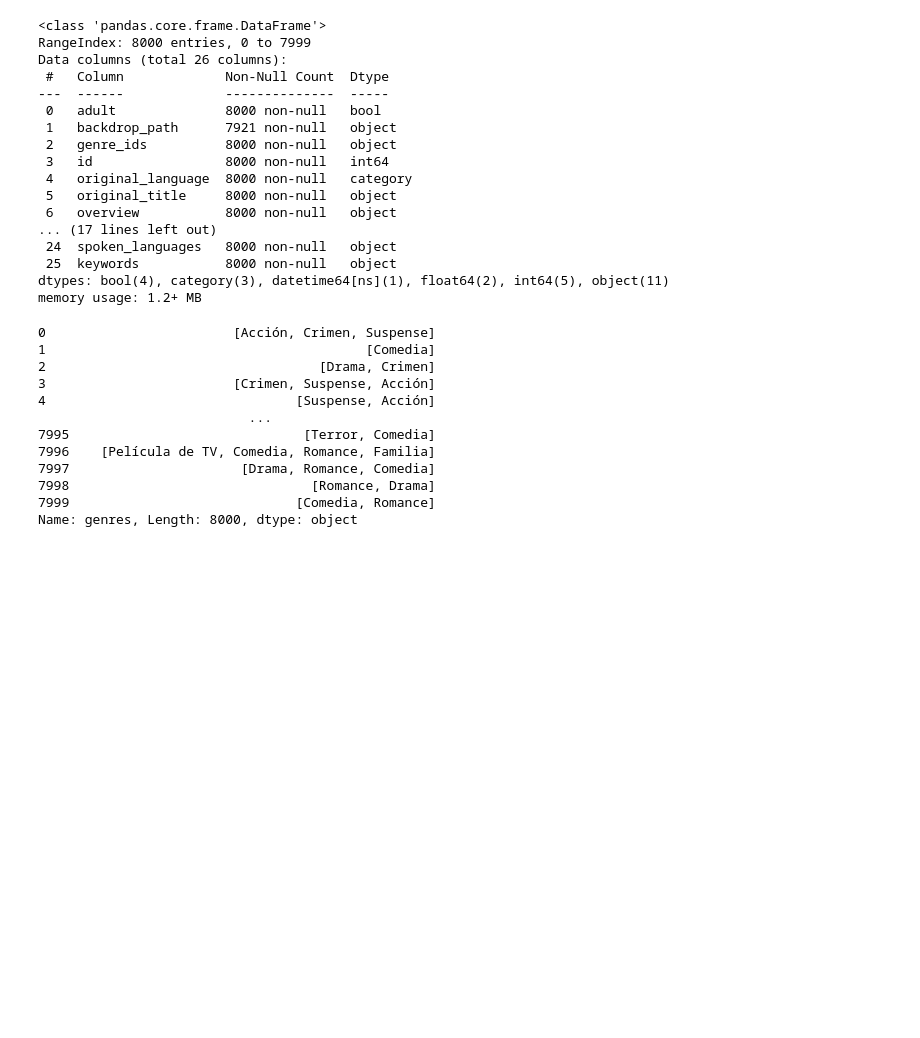
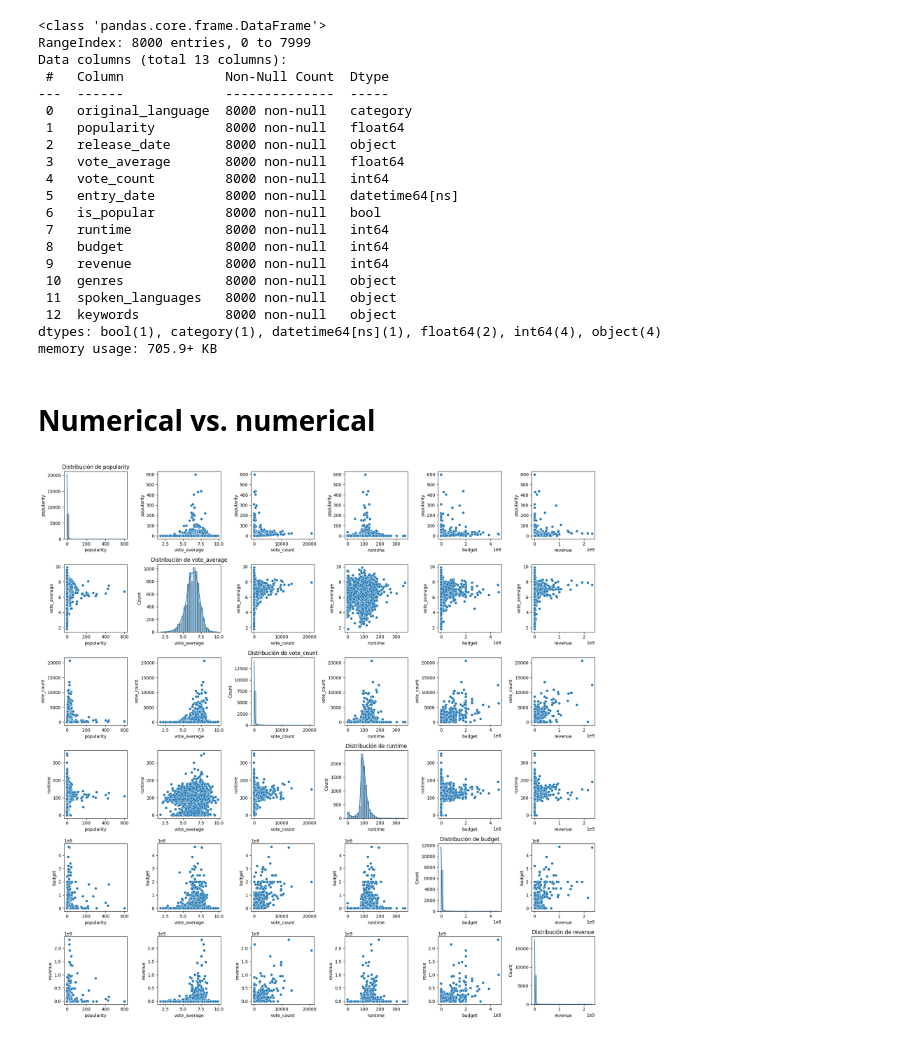
Before and after one commit to juan-gomezj4/ml-movie-recommender, a Jupyter notebook: notebooks/3-analysis/bivariate_data_analysis.ipynb, the cells around one changed output. Drawn from its saved outputs; the diff is of its cells as text; code cells hidden in the pictures; blank space fills up the shorter version.

Commit message:
feat: Added numerical vs numerical analysis and multicollinearity checks

```diff
--- a/notebooks/3-analysis/bivariate_data_analysis.ipynb
+++ b/notebooks/3-analysis/bivariate_data_analysis.ipynb
@@ -9,5 +14,5 @@ DATA_DIR = Path.cwd().resolve().parents[1]
 # %%
-df = pd.read_parquet(DATA_DIR / "data/01_raw/movies_dataset_2025-05-07.parquet")
+df = pd.read_parquet("data/01_raw/movies_dataset_2025-05-07.parquet")
 # %%
 cat_cols = ["original_language", "source", "status"]
 df[cat_cols] = df[cat_cols].astype("category")
@@ -28,35 +69,54 @@ df.sample(5)
+# %%
+analyze_cols: list[str] = ['original_language', 'popularity', 'release_date', 'vote_average',
+       'vote_count', 'entry_date', 'is_popular', 'runtime', 'budget',
+       'revenue', 'genres', 'spoken_languages', 'keywords']
+
+df = df[analyze_cols]
 # %%
 df.info()
 # %% [output]
 <class 'pandas.core.frame.DataFrame'>
 RangeIndex: 8000 entries, 0 to 7999
-Data columns (total 26 columns):
+Data columns (total 13 columns):
  #   Column             Non-Null Count  Dtype
 ---  ------             --------------  -----
- 0   adult              8000 non-null   bool
- 1   backdrop_path      7921 non-null   object
- 2   genre_ids          8000 non-null   object
- 3   id                 8000 non-null   int64
- 4   original_language  8000 non-null   category
- 5   original_title     8000 non-null   object
- 6   overview           8000 non-null   object
-... (17 lines left out)
- 24  spoken_languages   8000 non-null   object
- 25  keywords           8000 non-null   object
-dtypes: bool(4), category(3), datetime64[ns](1), float64(2), int64(5), object(11)
-memory usage: 1.2+ MB
+ 0   original_language  8000 non-null   category
+ 1   popularity         8000 non-null   float64
+ 2   release_date       8000 non-null   object
+ 3   vote_average       8000 non-null   float64
+ 4   vote_count         8000 non-null   int64
+ 5   entry_date         8000 non-null   datetime64[ns]
+ 6   is_popular         8000 non-null   bool
+ 7   runtime            8000 non-null   int64
+ 8   budget             8000 non-null   int64
+ 9   revenue            8000 non-null   int64
+ 10  genres             8000 non-null   object
+ 11  spoken_languages   8000 non-null   object
+ 12  keywords           8000 non-null   object
+dtypes: bool(1), category(1), datetime64[ns](1), float64(2), int64(4), object(4)
+memory usage: 705.9+ KB
-# %%
-df["genres"]
-# %% [output]
-0                        [Acción, Crimen, Suspense]
-1                                         [Comedia]
-2                                   [Drama, Crimen]
-3                        [Crimen, Suspense, Acción]
-4                                [Suspense, Acción]
-                           ...
-7995                              [Terror, Comedia]
-7996    [Película de TV, Comedia, Romance, Familia]
-7997                      [Drama, Romance, Comedia]
-7998                               [Romance, Drama]
-7999                             [Comedia, Romance]
-Name: genres, Length: 8000, dtype: object
+# %% [markdown]
+# Numerical vs. numerical
+# %%
+num_cols: list[str] = ['popularity', 'vote_average','vote_count', 'runtime', 'budget','revenue']
+# %%
+num_vars = len(num_cols)
+fig, axes = plt.subplots(nrows=num_vars, ncols=num_vars, figsize=(3 * num_vars, 3 * num_vars))
+
+for i, col1 in enumerate(num_cols):
+    for j, col2 in enumerate(num_cols):
+        ax = axes[i, j]
+        if i == j:
+            sns.histplot(df[col1], bins=30, kde=True, ax=ax)
+            ax.set_title(f"Distribución de {col1}")
+        else:
+            sns.scatterplot(x=df[col2], y=df[col1], ax=ax)
+
+        if j == 0:
+            ax.set_ylabel(col1)
+        if i == num_vars - 1:
+            ax.set_xlabel(col2)
+plt.tight_layout()
+plt.show()
+# %% [output]
+[figure, added]
```
Also changed, not shown: parts of 17 cells of this notebook.
